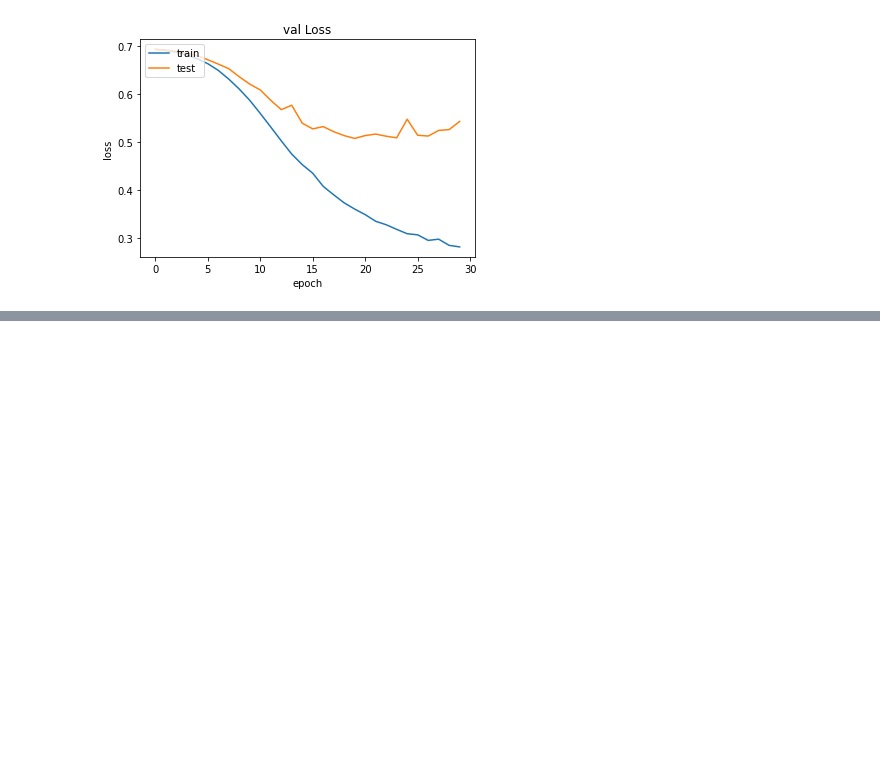
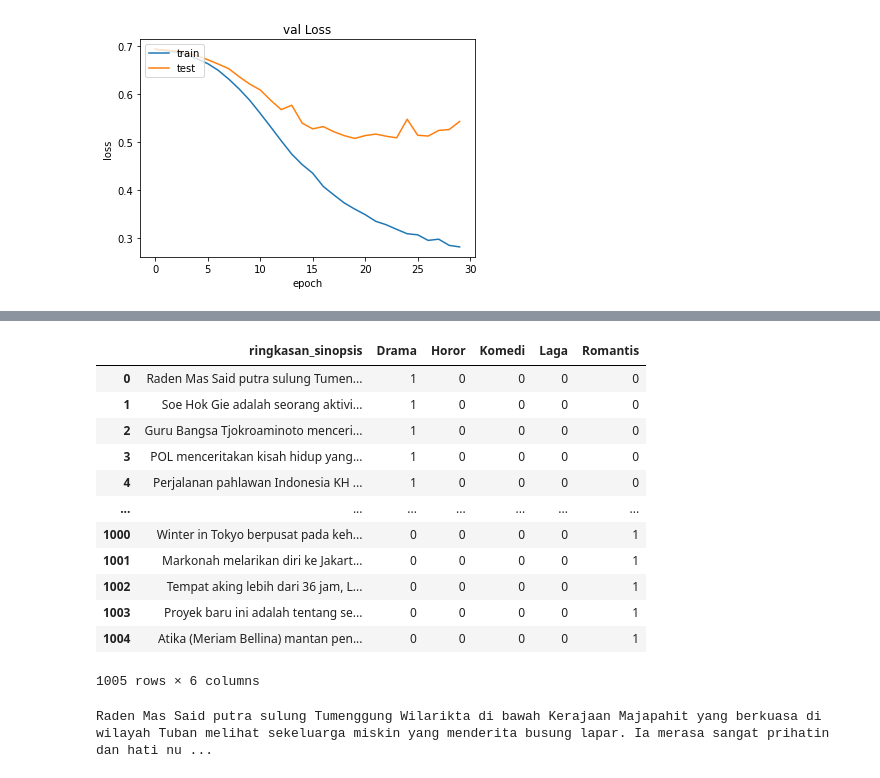
Before and after one commit to ilhamAdhim/Dicoding---Belajar-Pengembangan-Machine-Learning, a Jupyter notebook: Latihan_NLP.ipynb, the cells around one changed output, grey strips where cells are left out. Saved outputs shown, nothing was run; the diff lists cells and outputs as text; code cells hidden in the pictures; blank space fills up the shorter version.

```diff
--- a/Latihan_NLP.ipynb
+++ b/Latihan_NLP.ipynb
@@ -197,0 +205,6 @@ plt.show()
+# %%
+import pandas as pd
+df = pd.read_csv('/content/drive/MyDrive/imdb_indonesian_movies_2.csv')
+df = df.drop(columns=['judul_film'])
+
+df.head()
@@ -197,0 +218,25 @@ plt.show()
+# %%
+category = pd.get_dummies(df.genre)
+df_baru = pd.concat([df, category], axis=1)
+df_baru = df_baru.drop(columns='genre')
+df_baru
+# %% [output]
+|  | ringkasan_sinopsis | Drama | Horor | Komedi | Laga | Romantis |
+| 0 | Raden Mas Said putra sulung Tumen... | 1 | 0 | 0 | 0 | 0 |
+| 1 | Soe Hok Gie adalah seorang aktivi... | 1 | 0 | 0 | 0 | 0 |
+| 2 | Guru Bangsa Tjokroaminoto menceri... | 1 | 0 | 0 | 0 | 0 |
+| 3 | POL menceritakan kisah hidup yang... | 1 | 0 | 0 | 0 | 0 |
+| 4 | Perjalanan pahlawan Indonesia KH ... | 1 | 0 | 0 | 0 | 0 |
+| ... | ... | ... | ... | ... | ... | ... |
+| 1000 | Winter in Tokyo berpusat pada keh... | 0 | 0 | 0 | 0 | 1 |
+| 1001 | Markonah melarikan diri ke Jakart... | 0 | 0 | 0 | 0 | 1 |
+| 1002 | Tempat aking lebih dari 36 jam, L... | 0 | 0 | 0 | 0 | 1 |
+| 1003 | Proyek baru ini adalah tentang se... | 0 | 0 | 0 | 0 | 1 |
+| 1004 | Atika (Meriam Bellina) mantan pen... | 0 | 0 | 0 | 0 | 1 |
+1005 rows × 6 columns
+# %%
+sinopsis = df_baru['ringkasan_sinopsis'].values
+label = df_baru[['Drama', 'Horor', 'Komedi', 'Laga', 'Romantis']].values
+print(df_baru['ringkasan_sinopsis'][0])
+# %% [output]
+Raden Mas Said putra sulung Tumenggung Wilarikta di bawah Kerajaan Majapahit yang berkuasa di wilayah Tuban melihat sekeluarga miskin yang menderita busung lapar. Ia merasa sangat prihatin dan hati nu ...
```
Also changed, not shown: parts of 9 cells of this notebook.
